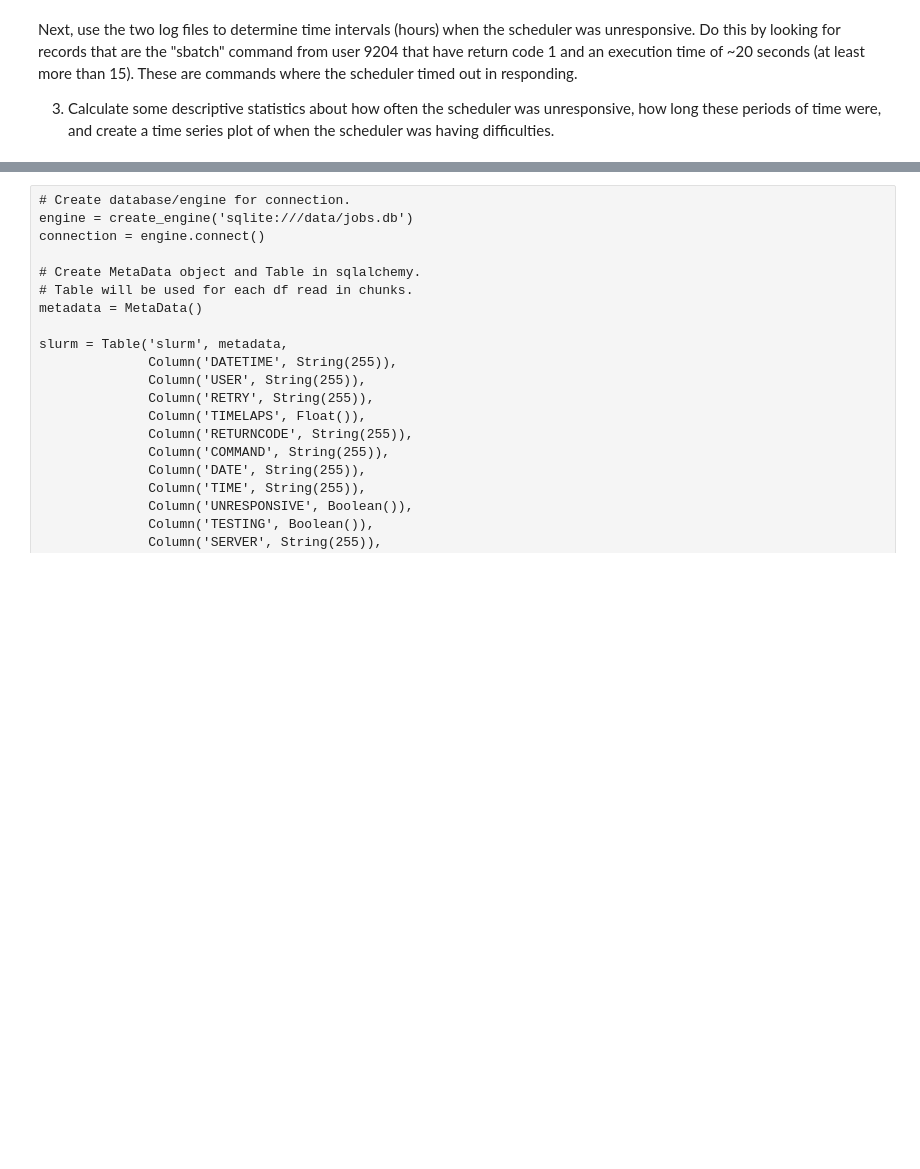
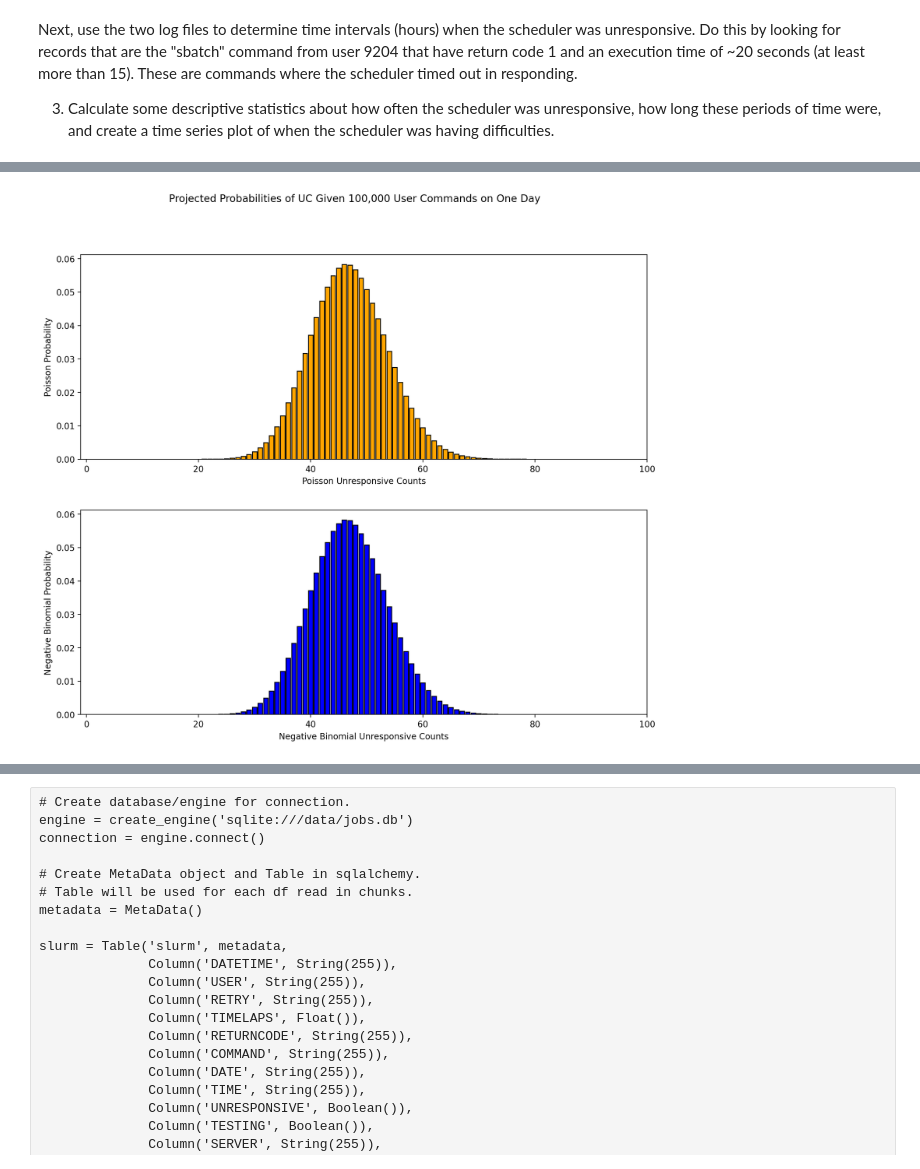
Before and after one commit to nss-data-science-cohort-5/accre-three-musketeers, a Jupyter notebook: charre2021-ACCRE_Question_3.ipynb, the cells around one changed output, grey strips where cells are left out. Cells and saved outputs as stored; diff of their text form; code cells hidden in the pictures; blank space fills up the shorter version.

```diff
--- a/charre2021-ACCRE_Question_3.ipynb
+++ b/charre2021-ACCRE_Question_3.ipynb
@@ -481,28 +558,33 @@ print(nb_model.summary())
 # %%
 # Sample usercounts per day then predict off that sorted sample using Poisson and NB models.
 # Consider running auxiliary NB model.
 # Consider creating slider to adjust test amount.
 graph_exog = sm.add_constant(np.array([np.log(100000)]), has_constant = 'add')
 
 poisson_predicted_mu = poisson_model.predict(graph_exog)
 nb_predicted_mu = nb_model.predict(graph_exog)
 
 x = np.arange(start = 0, stop = 100, step = 1)
 y_1 = poisson.pmf(x, poisson_predicted_mu)
 
 nb_p = nb_mu / nb_sigma**2
 nb_n = nb_mu**2 / (nb_sigma**2 - nb_mu)
 y_2 = nbinom.pmf(x, p = nb_p, n = nb_n)
 
 fig, axes = plt.subplots(2, 1, figsize = (12,10), dpi = 200, sharey = True)
 plt.suptitle('Projected Probabilities of UC Given 100,000 User Commands on One Day')
 plt.subplots_adjust(hspace = 0.25)
 colors = ['orange', 'blue']
 for index, ax in enumerate(axes):
     ax.bar(x, y_1, color = colors[index], edgecolor = 'k')
-    #ax.set_xlim(-1,100)
-    ax.set_ylabel('Probability')
-    ax.set_xlabel('Unresponsive Counts')
+    ax.set_xlim(-1,100)
+
+axes[0].set_ylabel('Poisson Probability')
+axes[0].set_xlabel('Poisson Unresponsive Counts')
+axes[1].set_ylabel('Negative Binomial Probability')
+axes[1].set_xlabel('Negative Binomial Unresponsive Counts');
+# %% [output]
+[figure, added]
 # %%
 # Plot scatterplot of user commands and unresponsive counts.
 # Also plot regression lines on top of scatter plot to see fit visually.
```
Also changed, not shown: parts of 13 cells of this notebook, 4 other files.
